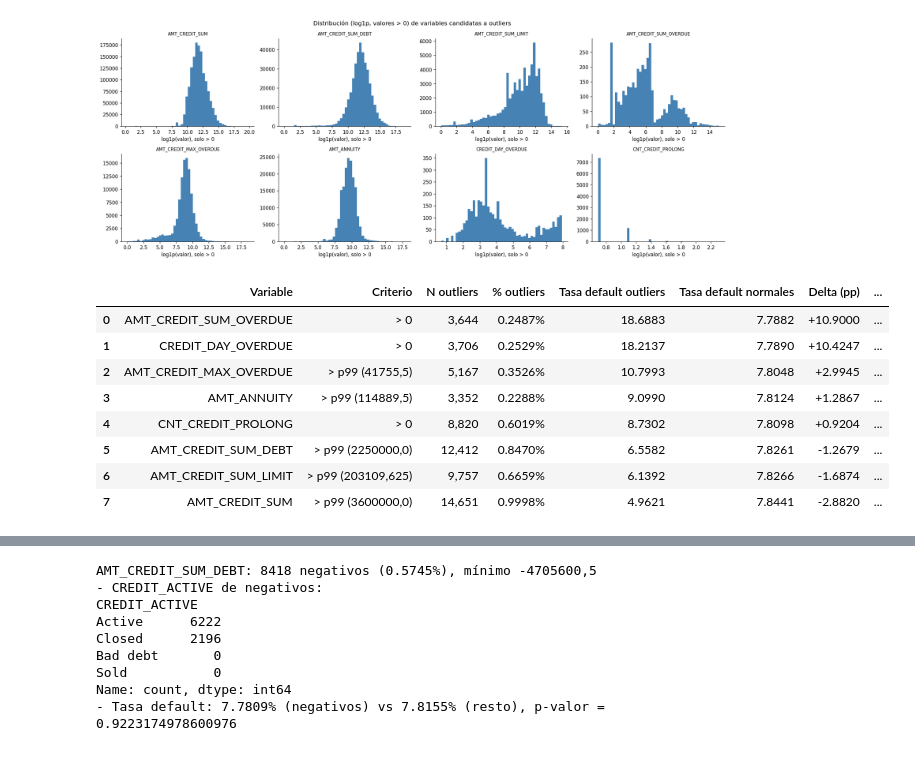
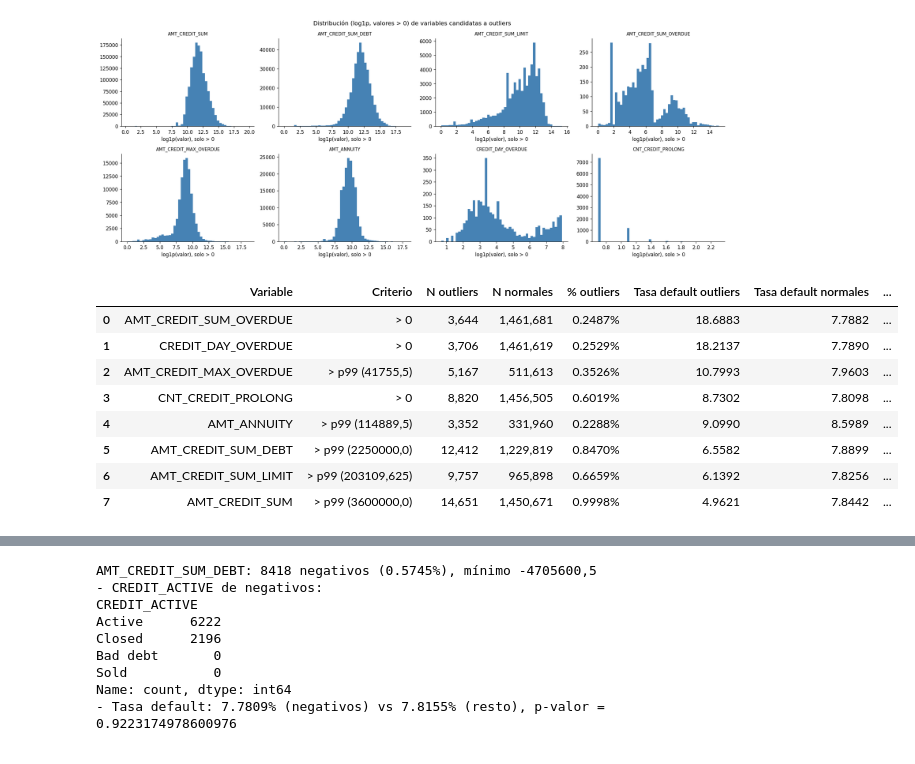
Before and after one commit to yeraybc/home-credit-default-risk, a Jupyter notebook: notebooks/02_eda_bureau.ipynb, the cells around one changed output, grey strips where cells are left out. Cells and saved outputs as stored; diff of their text form; code cells hidden in the pictures.

```diff
--- a/notebooks/02_eda_bureau.ipynb
+++ b/notebooks/02_eda_bureau.ipynb
@@ -2246,24 +2250,26 @@ plt.show()
 # tabla de delta de default (outliers vs normales) + Chi2/Fisher + Bonferroni
 alpha_bonf_out = 0.05 / len(cols_outliers)
 p99_vals = desc_outliers['99%']
-target_sum = bureau_t['TARGET'].sum()
 total_rows = len(bureau_t)
-target_zeros = total_rows - target_sum
 
 rows_out = []
 for col in cols_outliers:
     thresh = p99_vals[col]
     is_out = bureau_t[col] > (thresh if thresh > 0 else 0)
+    # la linea base son los creditos con dato, no todo lo demas: incluir los nulos
+    # mezclaria la senal de la cola con la de la ausencia, que se analiza aparte
+    is_norm = bureau_t[col].notna() & ~is_out
 
     n_out = is_out.sum()
     n_out_1 = bureau_t.loc[is_out, 'TARGET'].sum()
     n_out_0 = n_out - n_out_1
 
-    n_norm_1 = target_sum - n_out_1
-    n_norm_0 = target_zeros - n_out_0
+    n_norm = is_norm.sum()
+    n_norm_1 = bureau_t.loc[is_norm, 'TARGET'].sum()
+    n_norm_0 = n_norm - n_norm_1
 
     rate_out = (n_out_1 / n_out) * 100 if n_out > 0 else 0
-    rate_norm = (n_norm_1 / (total_rows - n_out)) * 100
+    rate_norm = (n_norm_1 / n_norm) * 100
 
     ct = [[n_norm_0, n_norm_1], [n_out_0, n_out_1]]
     min_cell = min(n_norm_0, n_norm_1, n_out_0, n_out_1)
@@ -2271,41 +2277,43 @@ for col in cols_outliers:
     p_val = fisher_exact(ct)[1] if min_cell < 5 else chi2_contingency(ct)[1]
     test_usado = 'Fisher' if min_cell < 5 else 'Chi2'
 
     rows_out.append({
         'Variable': col,
         'Criterio': f"> p99 ({format_es(thresh)})" if thresh > 0 else "> 0",
         'N outliers': n_out,
+        'N normales': n_norm,
         '% outliers': (n_out / total_rows) * 100,
         'Tasa default outliers': rate_out,
         'Tasa default normales': rate_norm,
         'Delta (pp)': rate_out - rate_norm,
         'Test': test_usado,
         'p-valor': p_val,
         'Sig. Bonferroni': 'Sí' if p_val < alpha_bonf_out else 'No'
     })
 
 df_evidencia_outliers = pd.DataFrame(rows_out).sort_values('Delta (pp)', ascending=False).reset_index(drop=True)
 
 display(df_evidencia_outliers.style.format({
     'N outliers': '{:,}',
+    'N normales': '{:,}',
     '% outliers': '{:.4f}%',
     'Tasa default outliers': '{:.4f}',
     'Tasa default normales': '{:.4f}',
     'Delta (pp)': '{:+.4f}',
     'p-valor': '{:.2e}'
 }).map(
     lambda v: f"background-color: {'#a8d5a2' if v == 'Sí' else '#f4a4a4'}",
     subset=['Sig. Bonferroni']
 ))
 # %% [output]
-|  | Variable | Criterio | N outliers | % outliers | Tasa default outliers | Tasa default normales | Delta (pp) | ... |
-| 0 | AMT_CREDIT_SUM_OVERDUE | > 0 | 3,644 | 0.2487% | 18.6883 | 7.7882 | +10.9000 | ... |
-| 1 | CREDIT_DAY_OVERDUE | > 0 | 3,706 | 0.2529% | 18.2137 | 7.7890 | +10.4247 | ... |
-| 2 | AMT_CREDIT_MAX_OVERDUE | > p99 (41755,5) | 5,167 | 0.3526% | 10.7993 | 7.8048 | +2.9945 | ... |
-| 3 | AMT_ANNUITY | > p99 (114889,5) | 3,352 | 0.2288% | 9.0990 | 7.8124 | +1.2867 | ... |
-| 4 | CNT_CREDIT_PROLONG | > 0 | 8,820 | 0.6019% | 8.7302 | 7.8098 | +0.9204 | ... |
-| 5 | AMT_CREDIT_SUM_DEBT | > p99 (2250000,0) | 12,412 | 0.8470% | 6.5582 | 7.8261 | -1.2679 | ... |
-| 6 | AMT_CREDIT_SUM_LIMIT | > p99 (203109,625) | 9,757 | 0.6659% | 6.1392 | 7.8266 | -1.6874 | ... |
-| 7 | AMT_CREDIT_SUM | > p99 (3600000,0) | 14,651 | 0.9998% | 4.9621 | 7.8441 | -2.8820 | ... |
+|  | Variable | Criterio | N outliers | N normales | % outliers | Tasa default outliers | Tasa default normales | ... |
+| 0 | AMT_CREDIT_SUM_OVERDUE | > 0 | 3,644 | 1,461,681 | 0.2487% | 18.6883 | 7.7882 | ... |
+| 1 | CREDIT_DAY_OVERDUE | > 0 | 3,706 | 1,461,619 | 0.2529% | 18.2137 | 7.7890 | ... |
+| 2 | AMT_CREDIT_MAX_OVERDUE | > p99 (41755,5) | 5,167 | 511,613 | 0.3526% | 10.7993 | 7.9603 | ... |
+| 3 | CNT_CREDIT_PROLONG | > 0 | 8,820 | 1,456,505 | 0.6019% | 8.7302 | 7.8098 | ... |
+| 4 | AMT_ANNUITY | > p99 (114889,5) | 3,352 | 331,960 | 0.2288% | 9.0990 | 8.5989 | ... |
+| 5 | AMT_CREDIT_SUM_DEBT | > p99 (2250000,0) | 12,412 | 1,229,819 | 0.8470% | 6.5582 | 7.8899 | ... |
+| 6 | AMT_CREDIT_SUM_LIMIT | > p99 (203109,625) | 9,757 | 965,898 | 0.6659% | 6.1392 | 7.8256 | ... |
+| 7 | AMT_CREDIT_SUM | > p99 (3600000,0) | 14,651 | 1,450,671 | 0.9998% | 4.9621 | 7.8442 | ... |
 # %%
 # gráfico de barras del delta de default por variable
```
Also changed, not shown: parts of 21 cells of this notebook, 1 other file.
